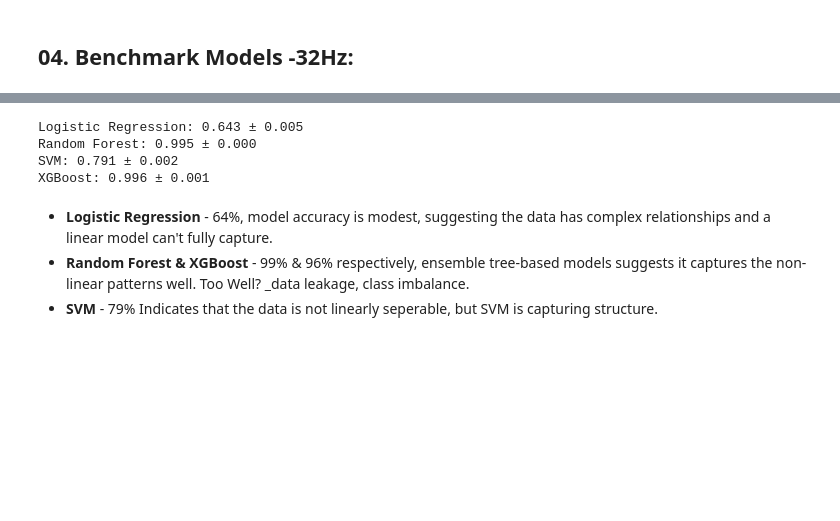
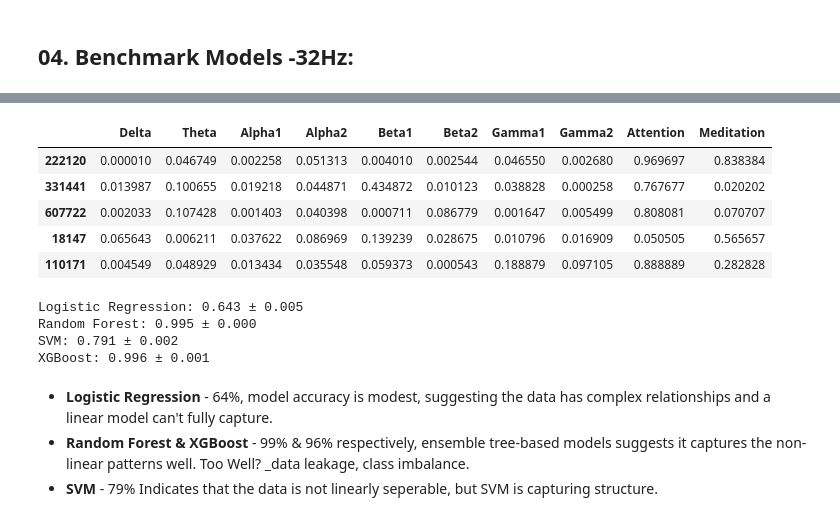
Before and after one commit to Cdennis51/Neurocheck, a Jupyter notebook: notebook/EEG_Data_Exploration.ipynb, the cells around one changed output, grey strips where cells are left out. Cells and saved outputs as stored; diff of their text form; code cells hidden in the pictures; blank space fills up the shorter version.

```diff
--- a/notebook/EEG_Data_Exploration.ipynb
+++ b/notebook/EEG_Data_Exploration.ipynb
@@ -107 +116,12 @@ y_sample = y.loc[X_sample.index]
+# %%
+# Randomly sample 100 000 rows from the MEFAR MID dataset, including only EEG features.
+X_sample_EEG = X_sample.drop(['BVP', 'EDA', 'TEMP', 'AccX', 'AccY', 'AccZ', 'HR'], axis=1)
+X_sample_EEG.head()
+# %% [output]
+|  | Delta | Theta | Alpha1 | Alpha2 | Beta1 | Beta2 | Gamma1 | Gamma2 | Attention | Meditation |
+| 222120 | 0.000010 | 0.046749 | 0.002258 | 0.051313 | 0.004010 | 0.002544 | 0.046550 | 0.002680 | 0.969697 | 0.838384 |
+| 331441 | 0.013987 | 0.100655 | 0.019218 | 0.044871 | 0.434872 | 0.010123 | 0.038828 | 0.000258 | 0.767677 | 0.020202 |
+| 607722 | 0.002033 | 0.107428 | 0.001403 | 0.040398 | 0.000711 | 0.086779 | 0.001647 | 0.005499 | 0.808081 | 0.070707 |
+| 18147 | 0.065643 | 0.006211 | 0.037622 | 0.086969 | 0.139239 | 0.028675 | 0.010796 | 0.016909 | 0.050505 | 0.565657 |
+| 110171 | 0.004549 | 0.048929 | 0.013434 | 0.035548 | 0.059373 | 0.000543 | 0.188879 | 0.097105 | 0.888889 | 0.282828 |
 # %%
```
Also changed, not shown: parts of 16 cells of this notebook, 3 other files.
